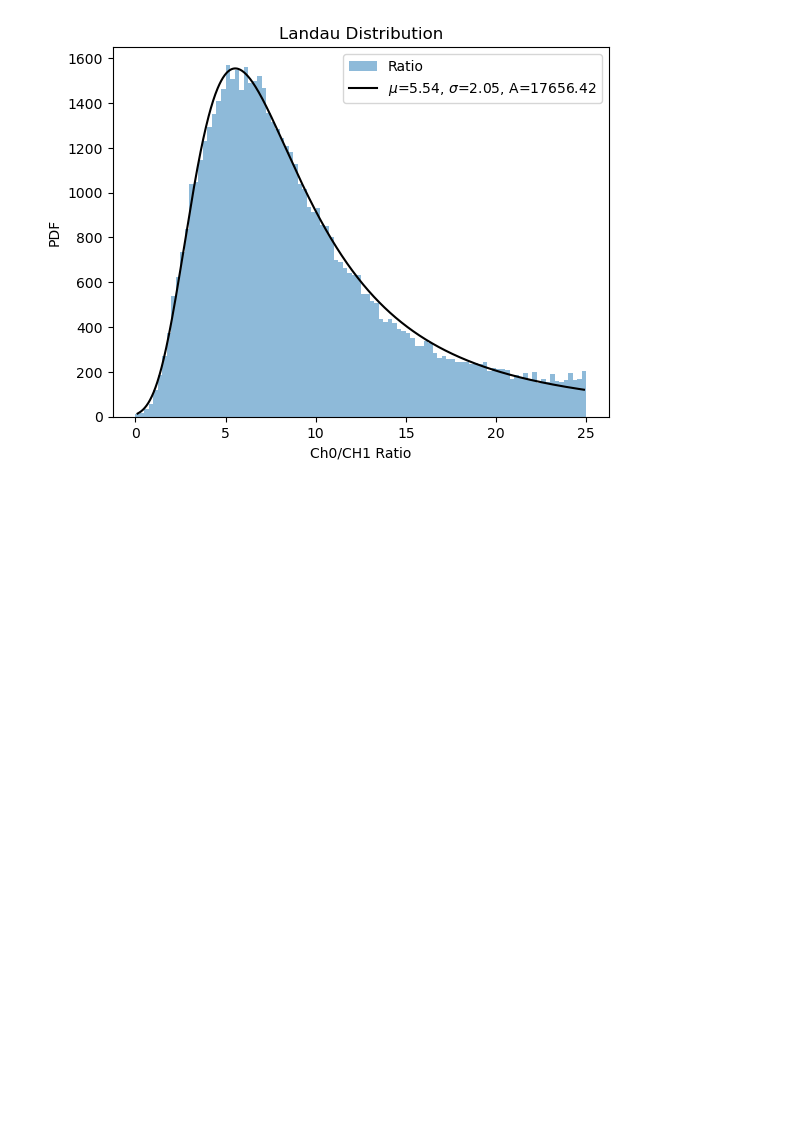
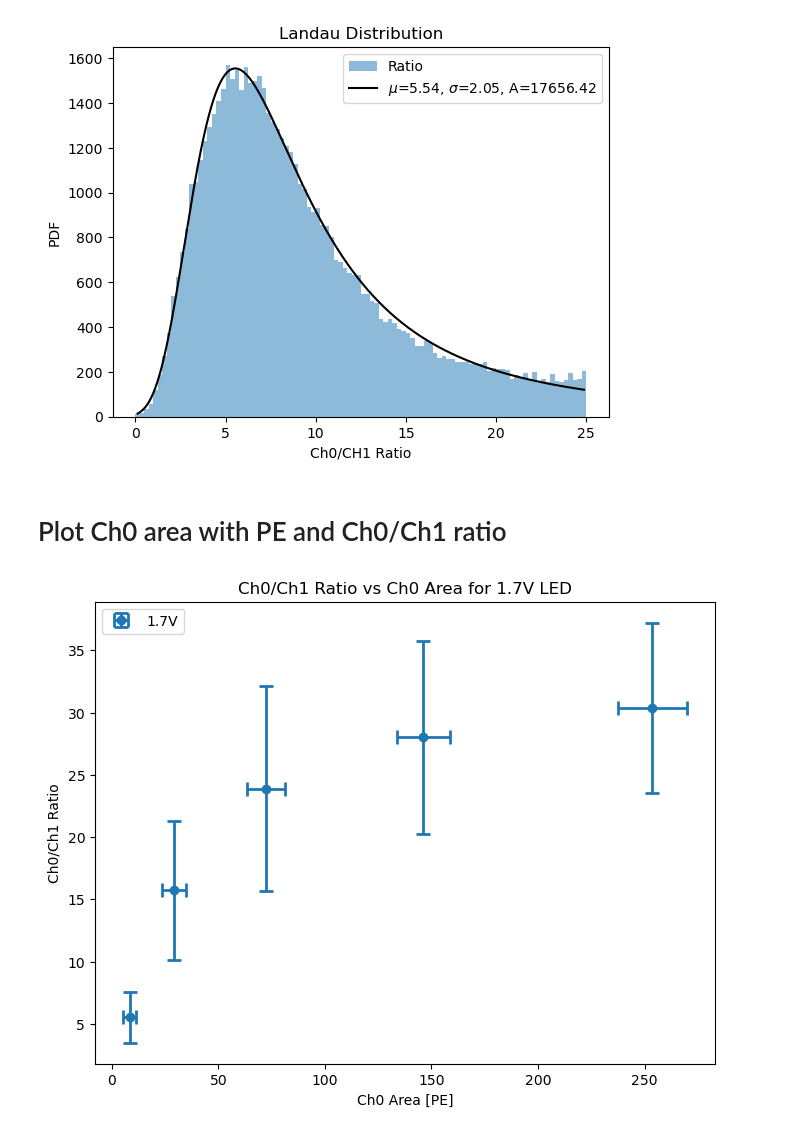
Before and after one commit to Westlake-University-Lsc-lab/ProcessLocalData, a Jupyter notebook: plot_example.ipynb, the cells around one changed output. Cells and saved outputs as stored; diff of their text form; code cells hidden in the pictures; blank space fills up the shorter version.

Commit message:
plotted Ch0/Ch1 ratio vs Ch0 area in PE with error bars

```diff
--- a/plot_example.ipynb
+++ b/plot_example.ipynb
@@ -234,3 +242,21 @@ plt.savefig(r'./res/LED_{}_{}_Ch0_CH1_Ratio_fit_mu_{:.2f}_sigma_{:.2f}.png'.form
 plt.show()
 # %% [output]
 [figure]
+# %% [markdown]
+# Plot Ch0 area with PE and Ch0/Ch1 ratio
+# %%
+LED_config_1p7V   = np.array(['11ns', '12ns', '13ns', '14ns', '15ns'])
+Ch0_area_pe       = np.array([8.43, 29.09, 72.49, 146.12, 253.68])
+Ch0_area_pe_err   = np.array([3.07, 5.65,  8.87,  12.48,  16.13])
+Ch0_Ch1_ratio     = np.array([5.54, 15.73, 23.89, 28.00,  30.39])
+Ch0_Ch1_ratio_err = np.array([2.05, 5.56,  8.21,  7.77,   6.82])
+
+fig, ax = plt.subplots(figsize=(8,6))
+ax.errorbar(Ch0_area_pe, Ch0_Ch1_ratio, xerr=Ch0_area_pe_err, yerr=Ch0_Ch1_ratio_err, fmt='o',  capsize=5, elinewidth=2, capthick=2, label='1.7V')
+ax.set_xlabel('Ch0 Area [PE]')
+ax.set_ylabel('Ch0/Ch1 Ratio')
+ax.set_title('Ch0/Ch1 Ratio vs Ch0 Area for 1.7V LED')
+ax.legend()
+plt.show()
+# %% [output]
+[figure, added]
```
Also changed, not shown: parts of 1 cell of this notebook.
